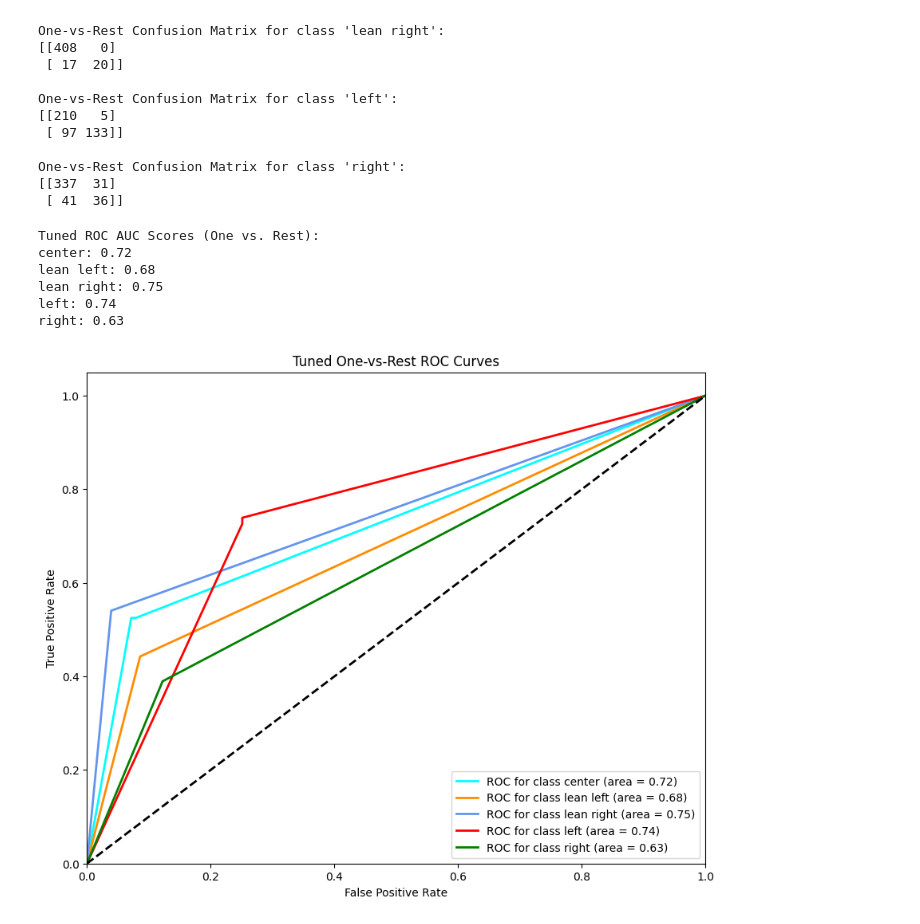
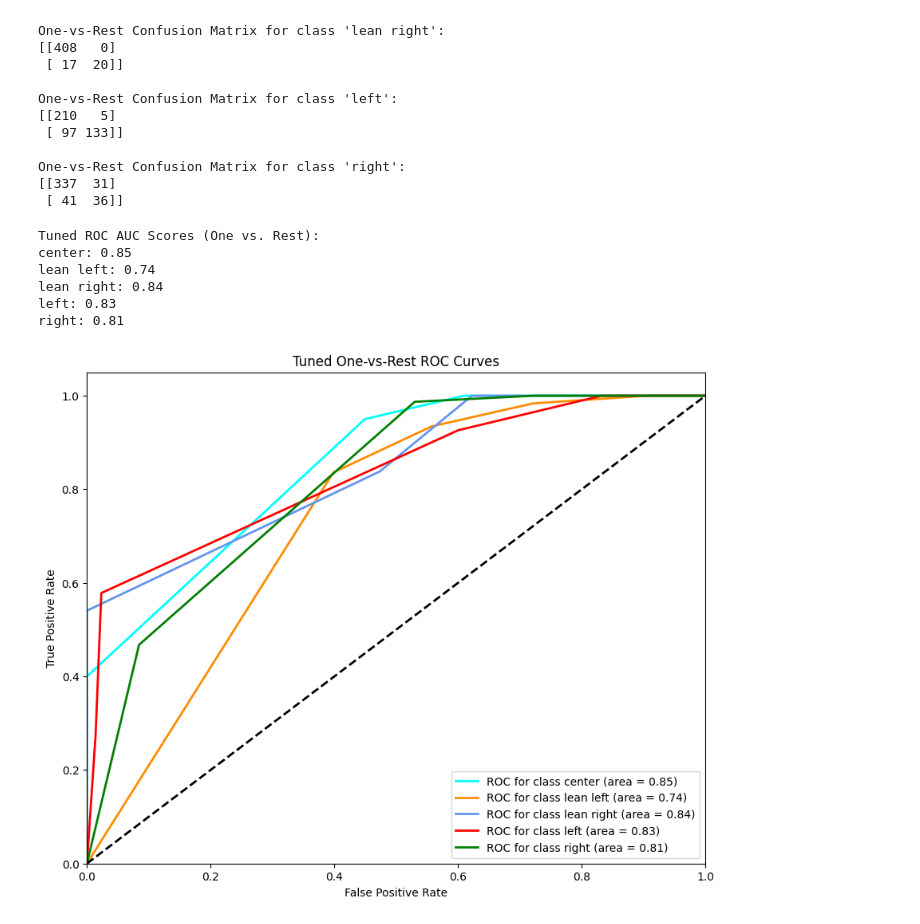
Before and after one commit to foongming/CS5242Project, a Jupyter notebook: decisionTree.ipynb, the cells around one changed output. Drawn from its saved outputs; the diff is of its cells as text; code cells hidden in the pictures.

```diff
--- a/decisionTree.ipynb
+++ b/decisionTree.ipynb
@@ -265,12 +265,14 @@ One-vs-Rest Confusion Matrix for class 'right':
 [[323  45]
  [ 47  30]]
 # %%
+y_score_weighted = pipeline.predict_proba(X_test)
+
 for i, c in enumerate(classes):
     # Compute AUC for each class
-    auc = roc_auc_score(y_test_binarized[:, i], y_score[:, i])
+    auc = roc_auc_score(y_test_binarized[:, i], y_score_weighted[:, i])
     roc_auc_dict[c] = auc
     # Compute ROC curve for each class
-    fpr[c], tpr[c], _ = roc_curve(y_test_binarized[:, i], y_score[:, i])
+    fpr[c], tpr[c], _ = roc_curve(y_test_binarized[:, i], y_score_weighted[:, i])
 
 # Print AUC scores
 print("Weighted ROC AUC Scores (One vs. Rest):")
@@ -483,37 +470,39 @@ One-vs-Rest Confusion Matrix for class 'right':
 [[337  31]
  [ 41  36]]
 # %%
+y_score_tuned = grid_search.best_estimator_.predict_proba(X_test)
+
 for i, c in enumerate(classes):
     # Compute AUC for each class
-    auc = roc_auc_score(y_test_binarized[:, i], y_score[:, i])
+    auc = roc_auc_score(y_test_binarized[:, i], y_score_tuned[:, i])
     roc_auc_dict[c] = auc
     # Compute ROC curve for each class
-    fpr[c], tpr[c], _ = roc_curve(y_test_binarized[:, i], y_score[:, i])
+    fpr[c], tpr[c], _ = roc_curve(y_test_binarized[:, i], y_score_tuned[:, i])
 
 # Print AUC scores
 print("Tuned ROC AUC Scores (One vs. Rest):")
 for c, auc in roc_auc_dict.items():
     print(f"{c}: {auc:.2f}")
 
 # Plot the ROC curves for each class
 plt.figure(figsize=(10, 8))
 colors = cycle(['aqua', 'darkorange', 'cornflowerblue', 'red', 'green', 'purple', 'brown'])
 for c, color in zip(classes, colors):
     plt.plot(fpr[c], tpr[c], color=color, lw=2,
              label=f'ROC for class {c} (area = {roc_auc_dict[c]:0.2f})')
 plt.plot([0, 1], [0, 1], 'k--', lw=2)
 plt.xlim([0.0, 1.0])
 plt.ylim([0.0, 1.05])
 plt.xlabel('False Positive Rate')
 plt.ylabel('True Positive Rate')
 plt.title('Tuned One-vs-Rest ROC Curves')
 plt.legend(loc="lower right")
 plt.show()
 # %% [output]
 Tuned ROC AUC Scores (One vs. Rest):
-center: 0.72
-lean left: 0.68
-lean right: 0.75
-left: 0.74
-right: 0.63
+center: 0.85
+lean left: 0.74
+lean right: 0.84
+left: 0.83
+right: 0.81
-[figure, old version]
+[figure, new version]
```
Also changed, not shown: parts of 4 cells of this notebook.
